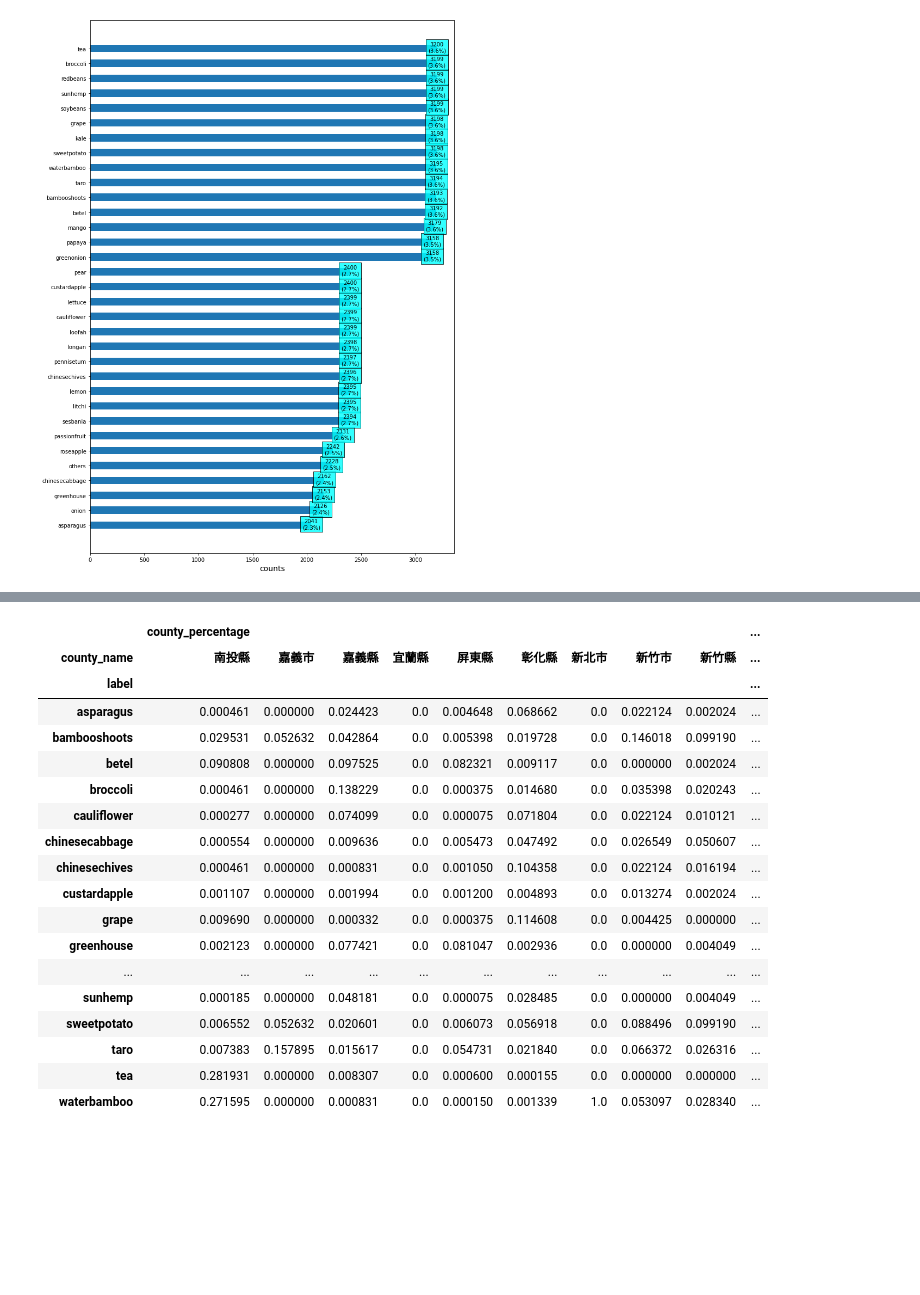
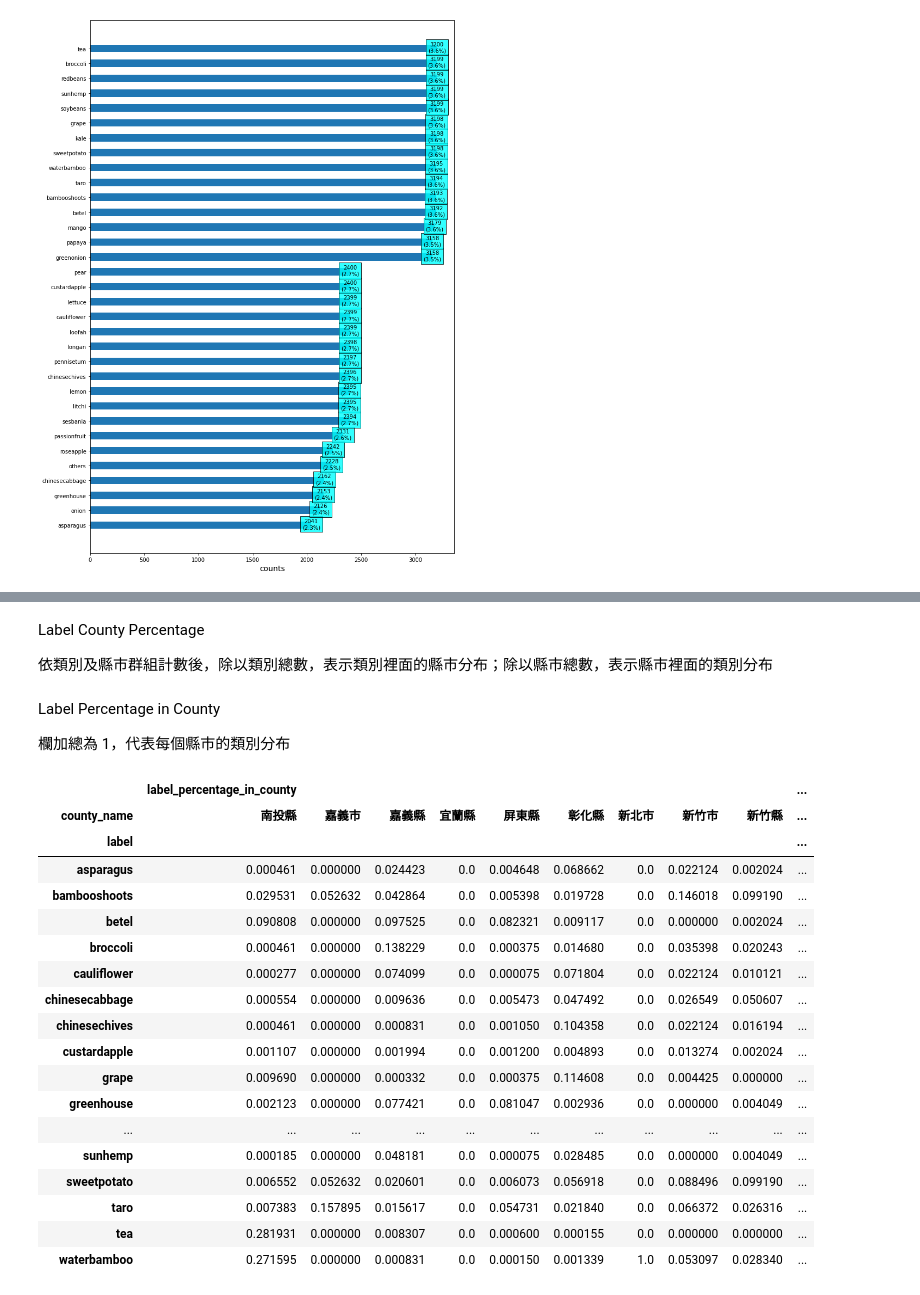
Before and after one commit to siang-chang/aidea-farmland-crops-autumn-personal, a Jupyter notebook: src/analysis/analysis.ipynb, the cells around one changed output, grey strips where cells are left out. Drawn from its saved outputs; the diff is of its cells as text; code cells hidden in the pictures; blank space fills up the shorter version.

Commit message:
Add: label-county percentage & label-town analysis

```diff
--- a/src/analysis/analysis.ipynb
+++ b/src/analysis/analysis.ipynb
@@ -153,14 +230,24 @@ plt.show()
+# %% [markdown]
+Label County Percentage
+
+依類別及縣市群組計數後，除以類別總數，表示類別裡面的縣市分布；除以縣市總數，表示縣市裡面的類別分布
 # %%
 group_by_label_county = data.groupby(['label', 'county_name']).size().reset_index(name='counts')
 group_by_label_county = group_by_label_county.sort_values(by=['label'], inplace=False)
-group_by_label_county['label_percentage'] = group_by_label_county['counts'] / group_by_label_county.groupby(['label'])['counts'].transform('sum')
-group_by_label_county['county_percentage'] = group_by_label_county['counts'] / group_by_label_county.groupby(['county_name'])['counts'].transform('sum')
+group_by_label_county['county_percentage_in_label'] = group_by_label_county['counts'] / group_by_label_county.groupby(['label'])['counts'].transform('sum')
+group_by_label_county['label_percentage_in_county'] = group_by_label_county['counts'] / group_by_label_county.groupby(['county_name'])['counts'].transform('sum')
+group_by_label_county.to_csv(F'{path}/analysis/train_label_county_percentage.csv')
+# %% [markdown]
+Label Percentage in County
+
+欄加總為 1，代表每個縣市的類別分布
 # %%
-df_pivot = pd.pivot_table(group_by_label_county, index=['label'], columns=['county_name'], values=['county_percentage']).fillna(0)
-df_pivot = df_pivot.reindex(df_pivot['county_percentage'].index)
+df_pivot = pd.pivot_table(group_by_label_county, index=['label'], columns=['county_name'], values=['label_percentage_in_county']).fillna(0)
+df_pivot = df_pivot.reindex(df_pivot['label_percentage_in_county'].index)
+df_pivot.to_csv(F'{path}/analysis/train_label_county_percentage_in_county.csv')
 df_pivot
 # %% [output]
-|  | county_percentage |  |  |  |  |  |  |  |  | ... |
+|  | label_percentage_in_county |  |  |  |  |  |  |  |  | ... |
 | county_name | 南投縣 | 嘉義市 | 嘉義縣 | 宜蘭縣 | 屏東縣 | 彰化縣 | 新北市 | 新竹市 | 新竹縣 | ... |
 | label |  |  |  |  |  |  |  |  |  | ... |
 | asparagus | 0.000461 | 0.000000 | 0.024423 | 0.0 | 0.004648 | 0.068662 | 0.0 | 0.022124 | 0.002024 | ... |
```
Also changed, not shown: parts of 11 cells of this notebook, 7 other files.
